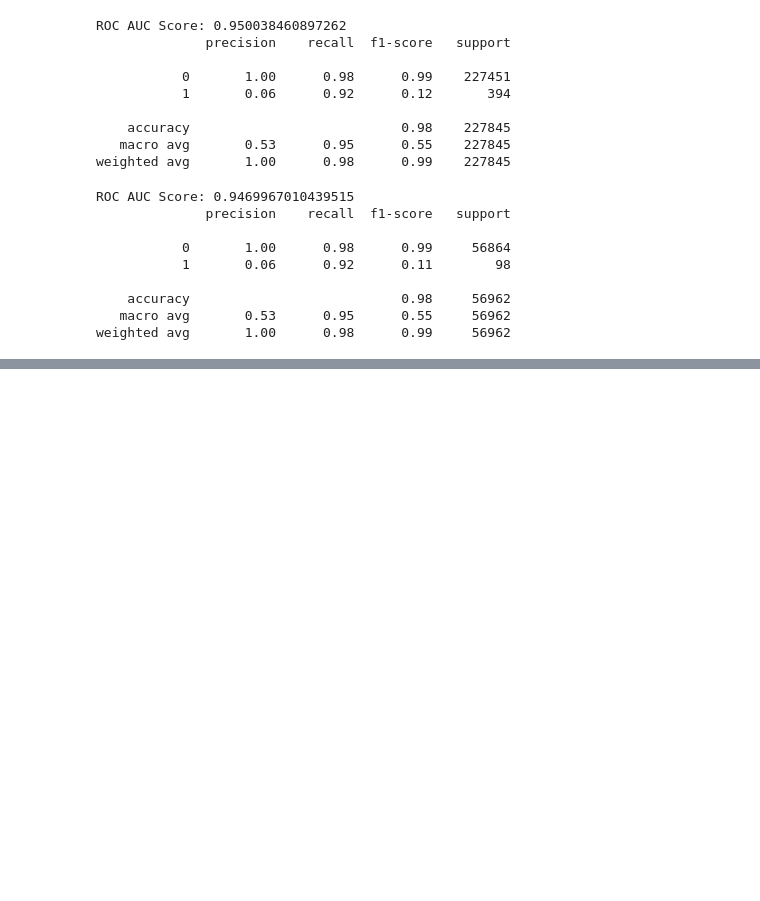
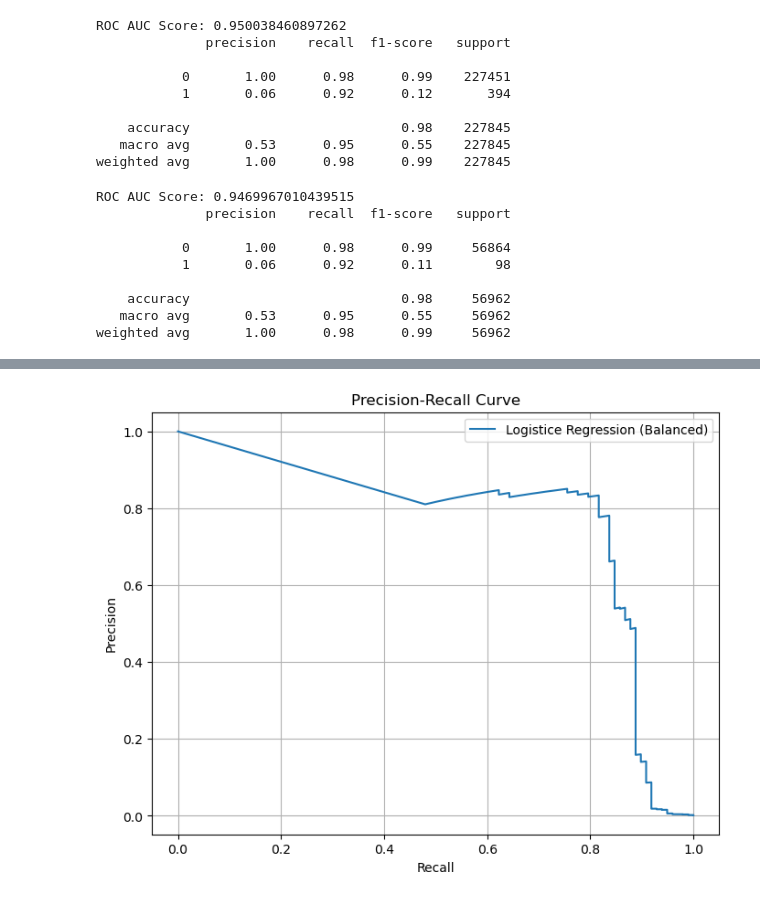
Before and after one commit to alinazir105/Credit-Card-Fraud-and-Anomaly-detection-System, a Jupyter notebook: Notebook.ipynb, the cells around one changed output, grey strips where cells are left out. Saved outputs shown, nothing was run; the diff lists cells and outputs as text; code cells hidden in the pictures; blank space fills up the shorter version.

```diff
--- a/Notebook.ipynb
+++ b/Notebook.ipynb
@@ -451,13 +457,2 @@ plt.show()
 # %% [markdown]
 Our base model shows strong capability of distinguishing between classes. We see that the ROC AUC scores of train and test data are very close, meaning that our model generalizes well on unseen data. Furthermore, we see that this base model is able to catch 63% of the fraudulent transactions, which for a base model without weight balancing or threshold tuning, is good as is
-# %%
-precision, recall, thresholds = precision_recall_curve(y_test, y_test_prob)
-
-plt.figure(figsize=(8, 6))
-plt.plot(recall, precision, label='Logistic Regression')
-plt.xlabel('Recall')
-plt.ylabel('Precision')
-plt.title('Precision-Recall Curve')
-plt.legend()
-plt.grid(True)
-plt.show()
@@ -465,0 +459,12 @@ plt.show()
+# %%
+def plot_pr_curve(y_test, y_prob, label):
+    precision, recall, thresholds = precision_recall_curve(y_test, y_prob)
+
+    plt.figure(figsize=(8, 6))
+    plt.plot(recall, precision, label=label)
+    plt.xlabel('Recall')
+    plt.ylabel('Precision')
+    plt.title('Precision-Recall Curve')
+    plt.legend()
+    plt.grid(True)
+    plt.show()
@@ -582,0 +583,4 @@ plt.show()
+# %%
+plot_pr_curve(y_test, y_balanced_test_prob, label='Logistice Regression (Balanced)')
+# %% [output]
+[figure, added]
```
Also changed, not shown: parts of 30 cells of this notebook.
